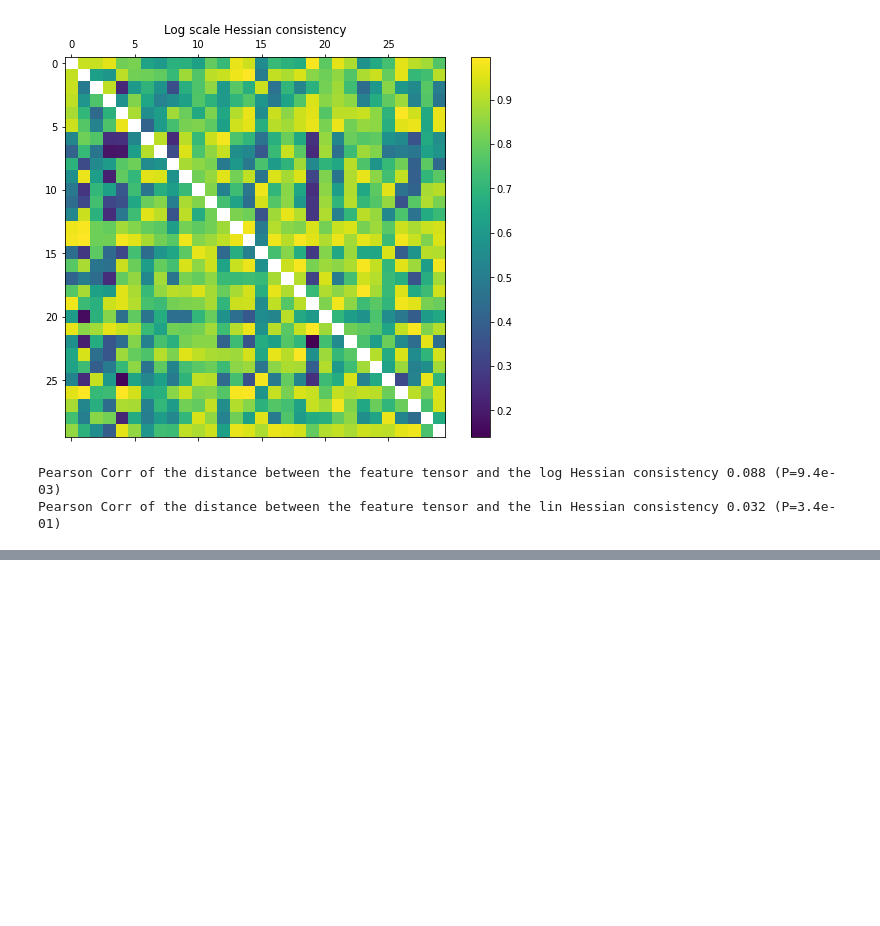
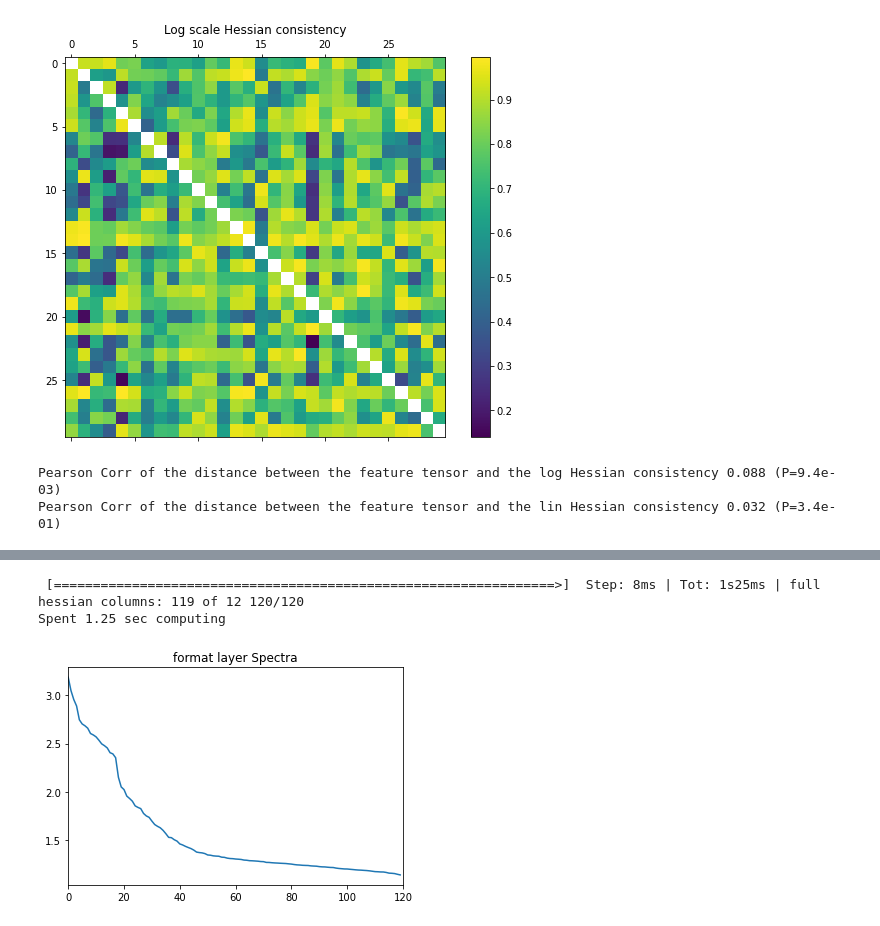
Before and after one commit to Animadversio/GAN-Geometry, a Jupyter notebook: Tutorial_GAN_Geometry.ipynb, the cells around one changed output, grey strips where cells are left out. Saved outputs shown, nothing was run; the diff lists cells and outputs as text; code cells hidden in the pictures; blank space fills up the shorter version.

```diff
--- a/Tutorial_GAN_Geometry.ipynb
+++ b/Tutorial_GAN_Geometry.ipynb
@@ -105,0 +130,12 @@ How does this geometric structure comes into being? We can look into the archite
+# %%
+L2dist_col = {}
+def L2dist_hook(module, fea_in, fea_out):
+    print("hooker on %s"%module.__class__)
+    ref_feat = fea_out.detach().clone()
+    ref_feat.requires_grad_(False)
+    L2dist = torch.pow(fea_out - ref_feat, 2).sum()
+    L2dist_col["dist"] = L2dist
+    return None
+# %%
+feat = torch.randn(1, 120).cuda()
+feat.requires_grad_(True);
@@ -105,0 +159,23 @@ How does this geometric structure comes into being? We can look into the archite
+# %%
+"""Compute Hessian towards middle layers layer by layer"""
+datadir = r"hessian\\DCGAN_layers"
+figdir = r"hessian\\DCGAN_layers\\summary"
+os.makedirs(figdir, exist_ok=True)
+torch.cuda.empty_cache()
+H1 = G.DCGAN.module.formatLayer.register_forward_hook(L2dist_hook)
+img = G.visualize(feat)
+H1.remove()
+T0 = time()
+H00 = get_full_hessian(L2dist_col["dist"], feat)
+eva00, evc00 = np.linalg.eigh(H00)
+print("Spent %.2f sec computing" % (time() - T0))
+np.savez(join(datadir, "eig_format_layer.npz"), H=H00, eva=eva00, evc=evc00)
+plt.plot(np.log10(eva00)[::-1])
+plt.title("format layer Spectra" % ())
+plt.xlim([0, len(evc00)])
+plt.savefig(join(figdir, "spectrum_format.png" ))
+plt.show()
+# %% [output]
+ [================================================================>]  Step: 8ms | Tot: 1s25ms | full hessian columns: 119 of 12 120/120
+Spent 1.25 sec computing
+[figure, added]
```
Also changed, not shown: parts of 9 cells of this notebook, 2 other files.
